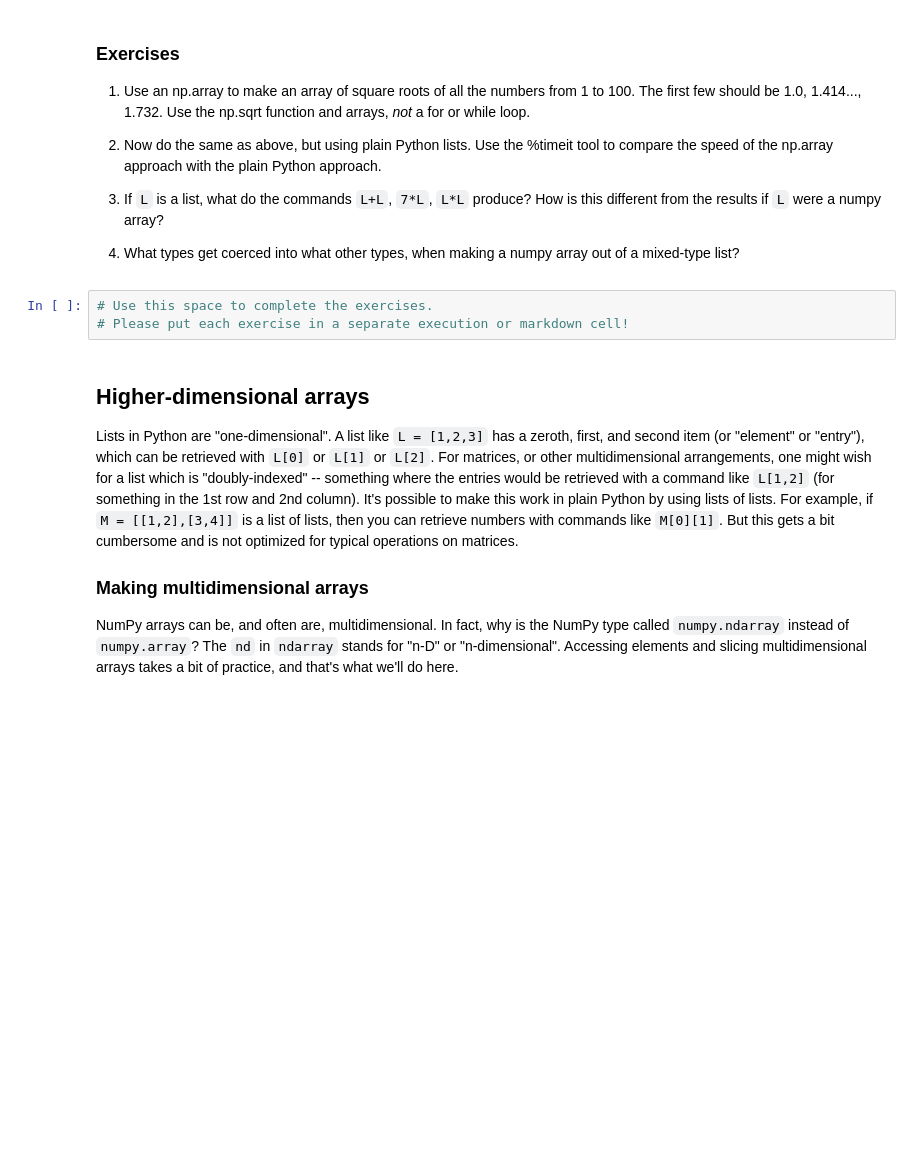
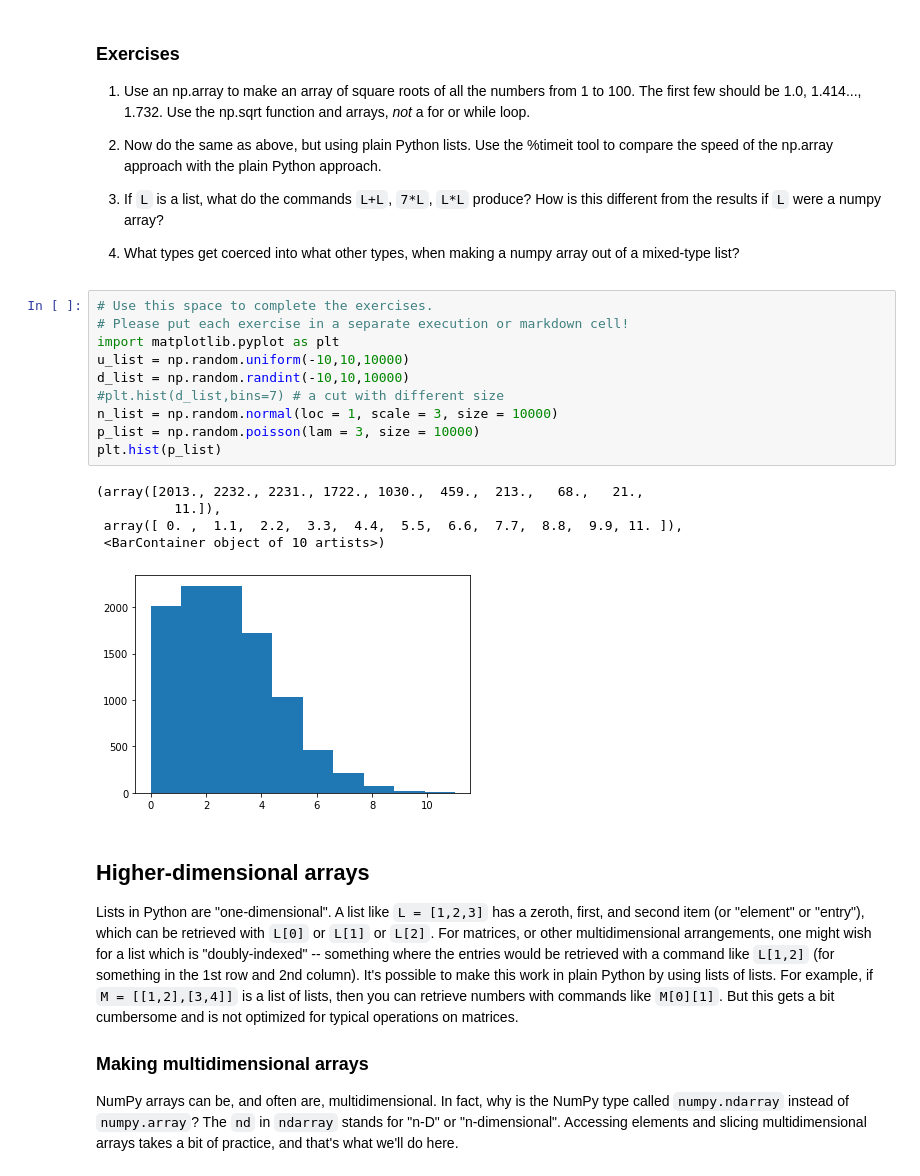
Before and after one commit to haskstans/Math-152, a Jupyter notebook: P4M_Notebook_4.ipynb, the cells around one changed output. Cells and saved outputs as stored; diff of their text form; blank space fills up the shorter version.

```diff
--- a/P4M_Notebook_4.ipynb
+++ b/P4M_Notebook_4.ipynb
@@ -135,9 +202,22 @@ P = np.array([1, [2,3]]) # NumPy will not be happy with this.
 3.  If `L` is a list, what do the commands `L+L`, `7*L`, `L*L` produce?  How is this different from the results if `L` were a numpy array?
 
 4.  What types get coerced into what other types, when making a numpy array out of a mixed-type list?
-# %%
-# Use this space to complete the exercises.
-# Please put each exercise in a separate execution or markdown cell!
+# %%
+# Use this space to complete the exercises.
+# Please put each exercise in a separate execution or markdown cell!
+import matplotlib.pyplot as plt
+u_list = np.random.uniform(-10,10,10000)
+d_list = np.random.randint(-10,10,10000)
+#plt.hist(d_list,bins=7) # a cut with different size
+n_list = np.random.normal(loc = 1, scale = 3, size = 10000)
+p_list = np.random.poisson(lam = 3, size = 10000)
+plt.hist(p_list)
+# %% [output]
+(array([2013., 2232., 2231., 1722., 1030.,  459.,  213.,   68.,   21.,
+          11.]),
+ array([ 0. ,  1.1,  2.2,  3.3,  4.4,  5.5,  6.6,  7.7,  8.8,  9.9, 11. ]),
+ <BarContainer object of 10 artists>)
+[figure, added]
 # %% [markdown]
 ## Higher-dimensional arrays
 
```
Also changed, not shown: parts of 30 cells of this notebook.
